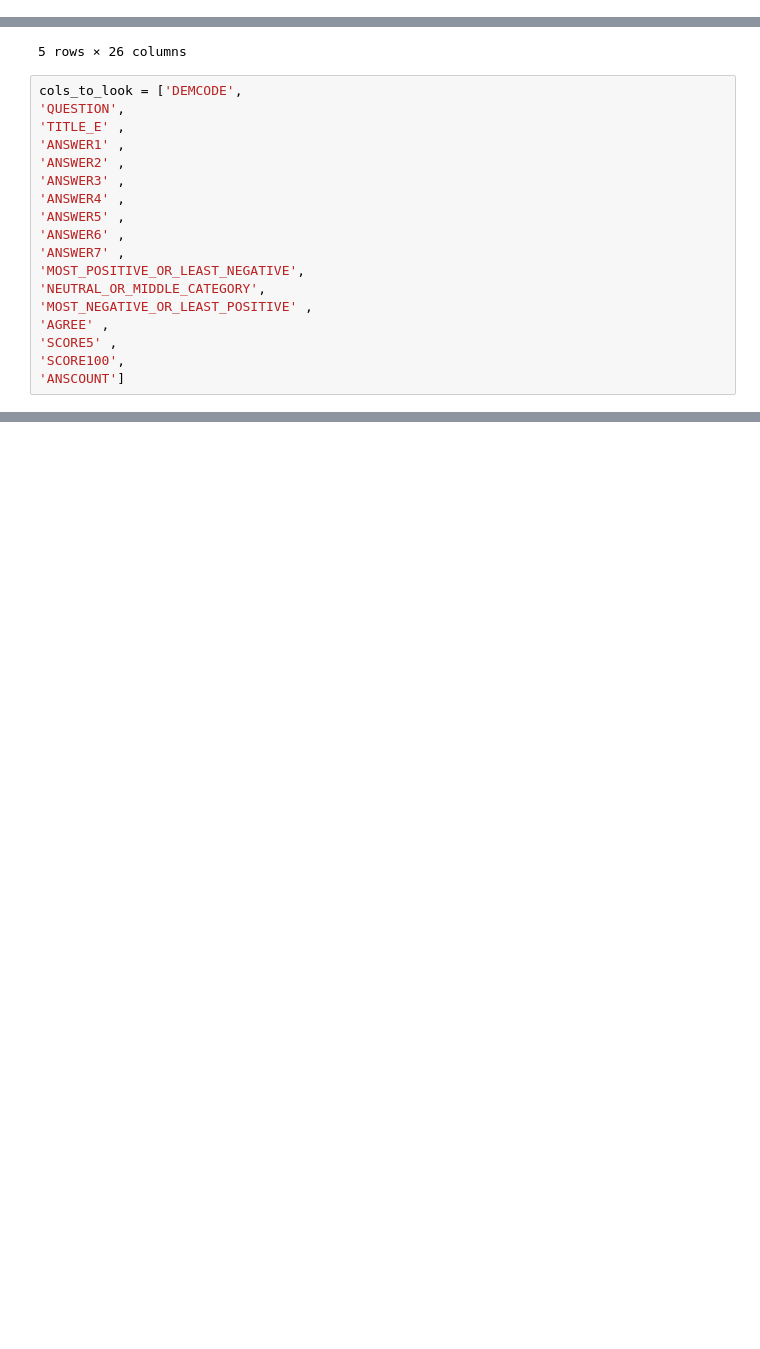
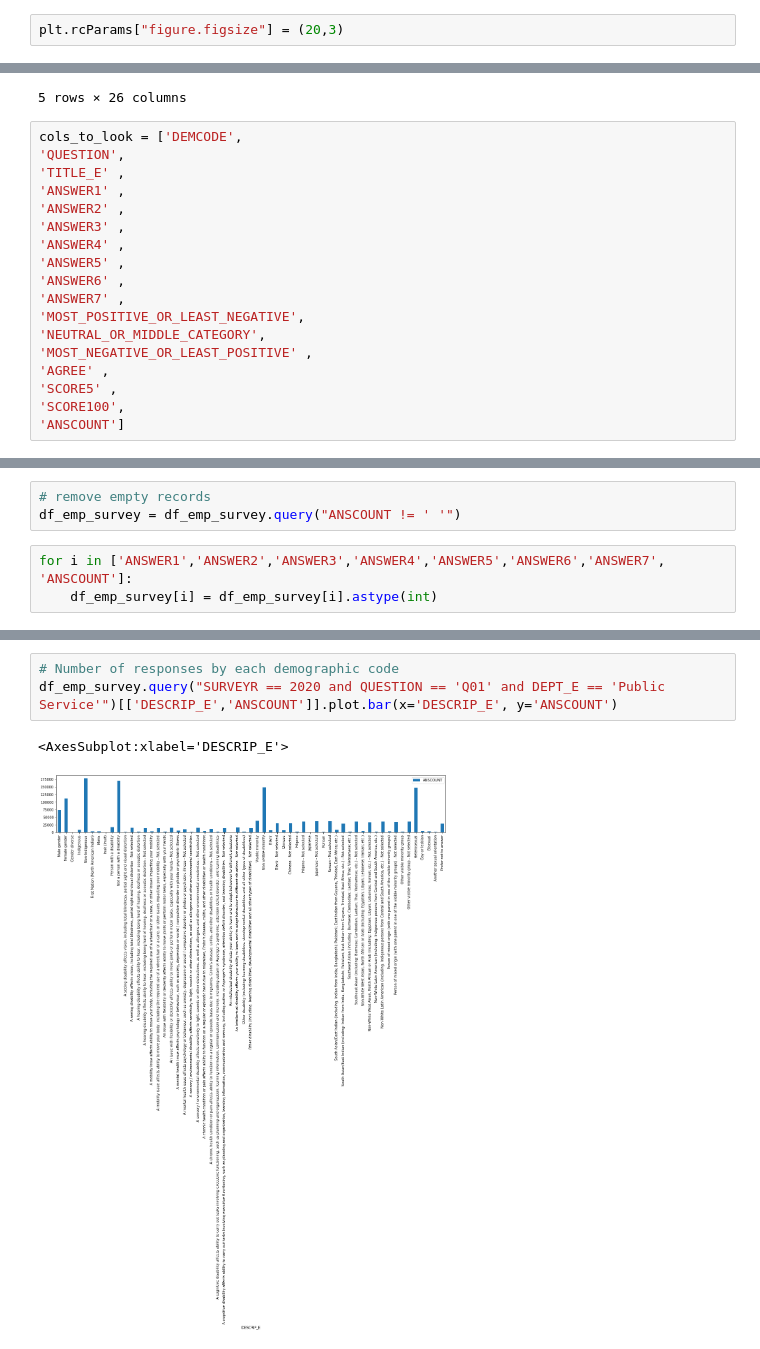
Before and after one commit to Sunnyc317/CanDev-equity_groups_talent_mobilization-, a Jupyter notebook: data_challenge.ipynb, the cells around one changed output, grey strips where cells are left out. Cells and saved outputs as stored; diff of their text form; blank space fills up the shorter version.

```diff
--- a/data_challenge.ipynb
+++ b/data_challenge.ipynb
@@ -3,6 +3,8 @@ import pandas as pd
 import numpy as np
 import matplotlib.pyplot as plt
 import seaborn as sns
+# %%
+plt.rcParams["figure.figsize"] = (20,3)
 # %%
 df_emp_survey = pd.read_csv('subset-3-sous-ensemble-3.csv', encoding='ISO-8859-1')
 # %%
@@ -155,3 +157,9 @@ df_emp_survey[cols_to_look][:5]
 | 2 | 2011 | Q01 | Question 1. I have the tools, tec... | 45 | 42 | 4 | 7 | 2 | 0 | 0 | ... |
 | 3 | 2011 | Q01 | Question 1. I have the tools, tec... | 29 | 48 | 6 | 12 | 4 | 0 | 0 | ... |
 | 4 | 2011 | Q01 | Question 1. I have the tools, tec... | 20 | 46 | 10 | 15 | 7 | 0 | 0 | ... |
+# %%
+# remove empty records
+df_emp_survey = df_emp_survey.query("ANSCOUNT != ' '")
+# %%
+for i in ['ANSWER1','ANSWER2','ANSWER3','ANSWER4','ANSWER5','ANSWER6','ANSWER7', 'ANSCOUNT']:
+    df_emp_survey[i] = df_emp_survey[i].astype(int)
@@ -157,0 +182,6 @@ df_emp_survey[cols_to_look][:5]
+# %%
+# Number of responses by each demographic code
+df_emp_survey.query("SURVEYR == 2020 and QUESTION == 'Q01' and DEPT_E == 'Public Service'")[['DESCRIP_E','ANSCOUNT']].plot.bar(x='DESCRIP_E', y='ANSCOUNT')
+# %% [output]
+<AxesSubplot:xlabel='DESCRIP_E'>
+[figure, added]
```
Also changed, not shown: parts of 8 cells of this notebook, 1 other file.
